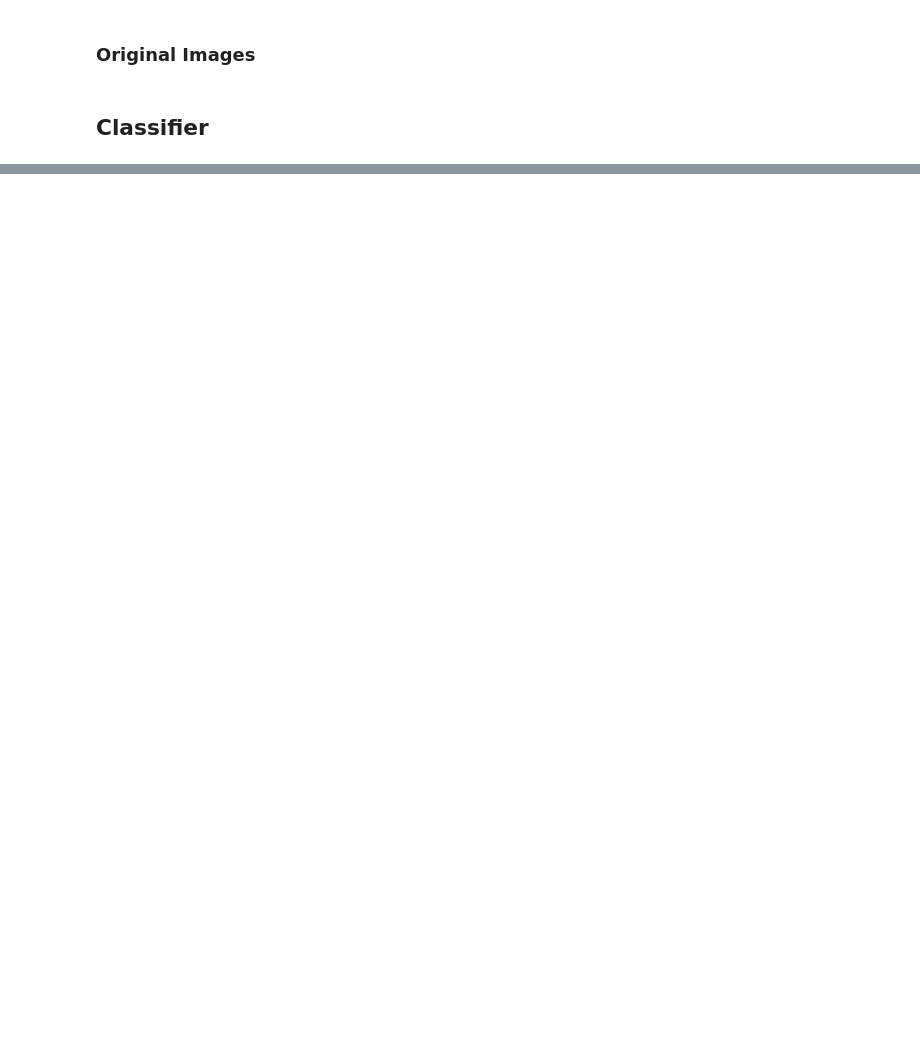
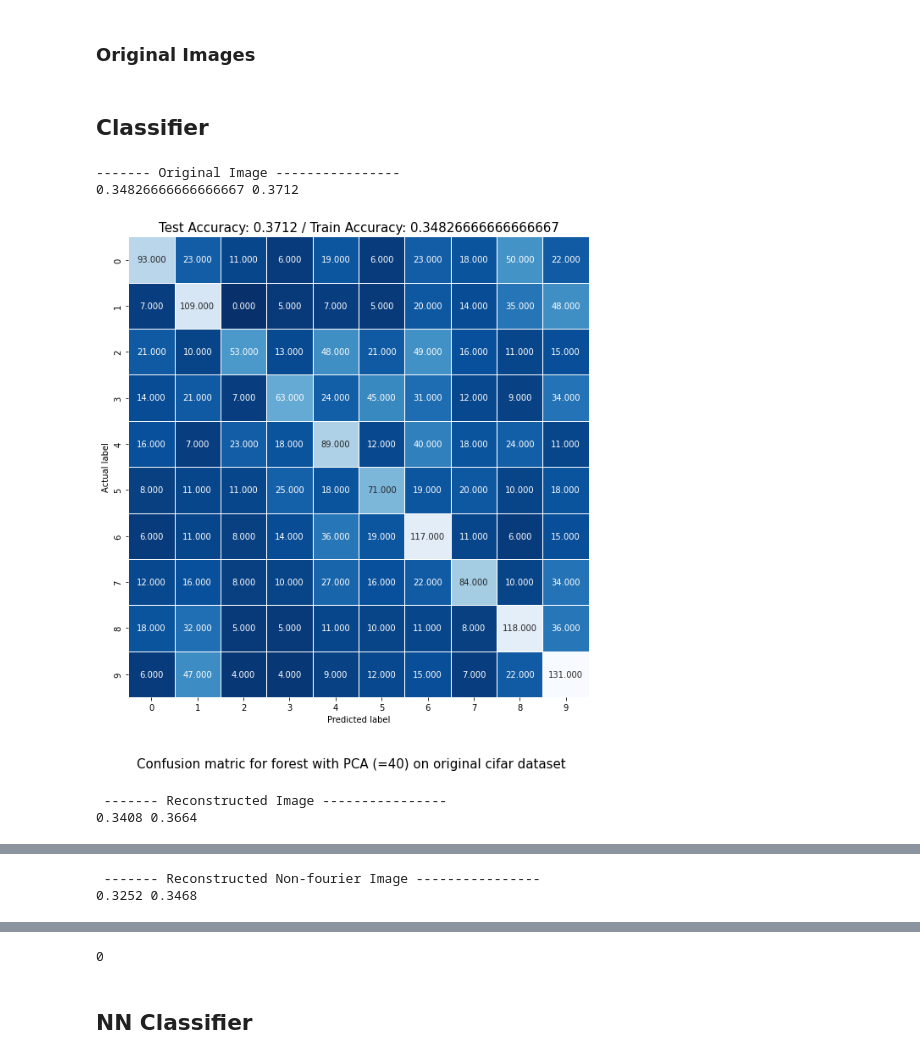
Before and after one commit to CadmusFlux/Implicit_neural_representation, a Jupyter notebook: Rawimage_classifiers.ipynb, the cells around one changed output, grey strips where cells are left out. Drawn from its saved outputs; the diff is of its cells as text; code cells hidden in the pictures; blank space fills up the shorter version.

Commit message:
running for non-fourier data

```diff
--- a/Rawimage_classifiers.ipynb
+++ b/Rawimage_classifiers.ipynb
@@ -77,5 +116,7 @@ file = r"C:\Users\ayush\OneDrive\Desktop\UoE\Dissertation\Implicit Networks\data
+# %%
+input_dataset = torch.load(os.path.join(dataset_path,"datasets",dataset_name+"_10K_dataset.pt"))
 # %%
-input_dataset = torch.load(file)
+# input_dataset = torch.load(file)
 # %%
 input_reconst_list = []
 
@@ -117,19 +164,18 @@ def classifier(input_array,tg,c_name,d_name,scale,pca_val = None):
 
     if c_name == "forest":
 
-        rf = RandomForestClassifier(n_estimators=300,max_depth=14)
+        rf = RandomForestClassifier(n_estimators=300,max_depth=14,oob_score = True)
         rf.fit(x_train, y_train)
 
         y_pred = rf.predict(x_test)
-        y_pred_train = rf.predict(x_train)
 
         test_accuracy = accuracy_score(y_test, y_pred)
-        train_accuracy = accuracy_score(y_train, y_pred_train)
+        train_accuracy = rf.oob_score_
 
     # Metrics
 
     # print("Test accuracy",test_accuracy,"Train accuracy",train_accuracy)
-
+    print(train_accuracy,test_accuracy)
     cm = metrics.confusion_matrix(y_test, y_pred) # Confusion matrix
 
     plt.figure(figsize=(10,10))
@@ -141,9 +187,10 @@ def classifier(input_array,tg,c_name,d_name,scale,pca_val = None):
     plt.figtext(0.5, 0.01,note, ha="center", fontsize=15,color ="black") #bbox={"facecolor":"orange", "alpha":0.5, "pad":5})
     plt.title(all_sample_title, size = 15);
 
-    plt.savefig(os.path.join(dataset_path,"plots\\metrics",note+".pdf"))
+    # plt.savefig(os.path.join(dataset_path,"plots\\metrics",note+".pdf"))
     plt.show()
     return 0
 # %%
 input_reconst = input_reconst.reshape([10000,28*28])
 input_org = input_org.reshape([10000,28*28])
+input_reconst_nonfourier = input_reconst_nonfourier.reshape([10000,28*28])
@@ -152,7 +197,15 @@ input_org = input_org.reshape([10000,28*28])
 # %%
-pca_features = 500
+pca_features = 40
 
 print( "------- Original Image ----------------")
-classifier(input_org,targets,'logit',"original "+dataset_name,True,pca_features)
+classifier(input_org,targets,'forest',"original "+dataset_name,True,pca_features)
 print("\n", "------- Reconstructed Image ----------------")
-classifier(input_reconst,targets,'logit',"reconstructed "+dataset_name,True,pca_features)
+classifier(input_reconst,targets,'forest',"reconstructed "+dataset_name,True,pca_features)
+print("\n", "------- Reconstructed Non-fourier Image ----------------")
+classifier(input_reconst_nonfourier,targets_nonfourier,'forest',"reconstructed_nonfourier "+dataset_name,True,pca_features)
+# %% [output]
+------- Original Image ----------------
+0.34826666666666667 0.3712
+[figure, added]
+ ------- Reconstructed Image ----------------
+0.3408 0.3664
@@ -158,0 +213,2 @@ classifier(input_reconst,targets,'logit',"reconstructed "+dataset_name,True,pca_
+ ------- Reconstructed Non-fourier Image ----------------
+0.3252 0.3468
@@ -158,0 +216,3 @@ classifier(input_reconst,targets,'logit',"reconstructed "+dataset_name,True,pca_
+0
+# %% [markdown]
+## NN Classifier
```
Also changed, not shown: parts of 29 cells of this notebook, 2 other files.
